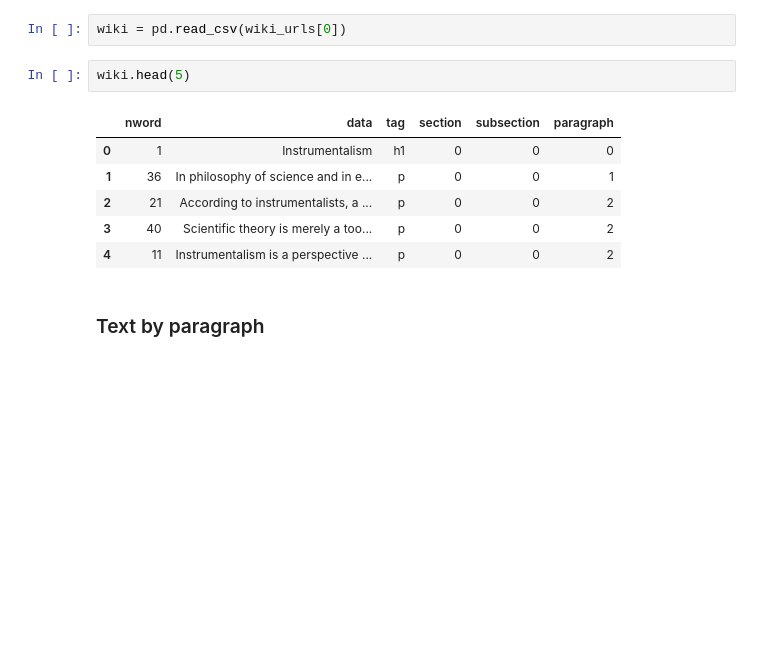
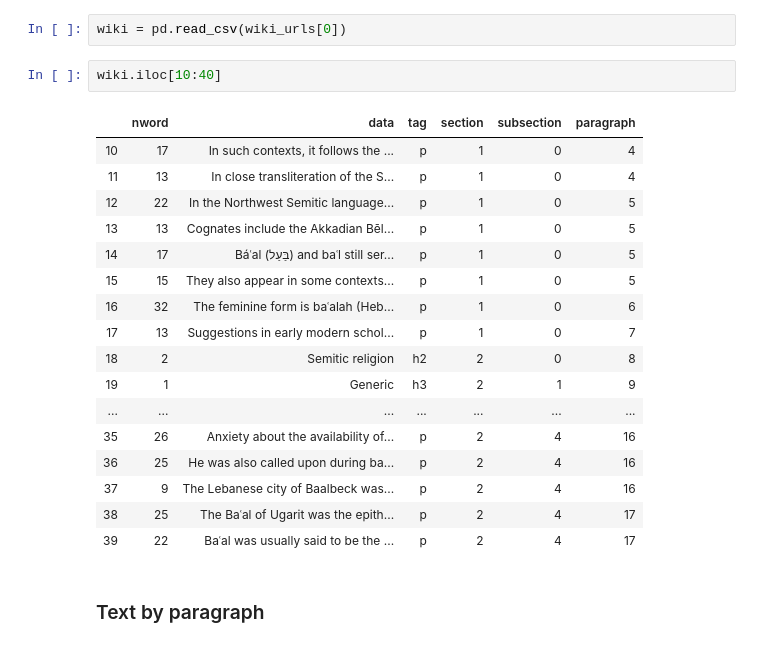
Before and after one commit to q1park/docstructure, a Jupyter notebook: NLPViewer.ipynb, the cells around one changed output. Cells and saved outputs as stored; diff of their text form; blank space fills up the shorter version.

```diff
--- a/NLPViewer.ipynb
+++ b/NLPViewer.ipynb
@@ -29,14 +71,25 @@ wiki_urls
 # %%
 wiki = pd.read_csv(wiki_urls[0])
-# %%
-wiki.head(5)
-# %% [output]
-|  | nword | data | tag | section | subsection | paragraph |
-| 0 | 1 | Instrumentalism | h1 | 0 | 0 | 0 |
-| 1 | 36 | In philosophy of science and in e... | p | 0 | 0 | 1 |
-| 2 | 21 | According to instrumentalists, a ... | p | 0 | 0 | 2 |
-| 3 | 40 | Scientific theory is merely a too... | p | 0 | 0 | 2 |
-| 4 | 11 | Instrumentalism is a perspective ... | p | 0 | 0 | 2 |
+# %%
+wiki.iloc[10:40]
+# %% [output]
+|  | nword | data | tag | section | subsection | paragraph |
+| 10 | 17 | In such contexts, it follows the ... | p | 1 | 0 | 4 |
+| 11 | 13 | In close transliteration of the S... | p | 1 | 0 | 4 |
+| 12 | 22 | In the Northwest Semitic language... | p | 1 | 0 | 5 |
+| 13 | 13 | Cognates include the Akkadian Bēl... | p | 1 | 0 | 5 |
+| 14 | 17 | Báʿal (בַּעַל) and baʿl still ser... | p | 1 | 0 | 5 |
+| 15 | 15 | They also appear in some contexts... | p | 1 | 0 | 5 |
+| 16 | 32 | The feminine form is baʿalah (Heb... | p | 1 | 0 | 6 |
+| 17 | 13 | Suggestions in early modern schol... | p | 1 | 0 | 7 |
+| 18 | 2 | Semitic religion | h2 | 2 | 0 | 8 |
+| 19 | 1 | Generic | h3 | 2 | 1 | 9 |
+| ... | ... | ... | ... | ... | ... | ... |
+| 35 | 26 | Anxiety about the availability of... | p | 2 | 4 | 16 |
+| 36 | 25 | He was also called upon during ba... | p | 2 | 4 | 16 |
+| 37 | 9 | The Lebanese city of Baalbeck was... | p | 2 | 4 | 16 |
+| 38 | 25 | The Baʿal of Ugarit was the epith... | p | 2 | 4 | 17 |
+| 39 | 22 | Baʿal was usually said to be the ... | p | 2 | 4 | 17 |
 # %% [markdown]
 ### Text by paragraph
 # %%
```
Also changed, not shown: parts of 12 cells of this notebook, 46 other files.
